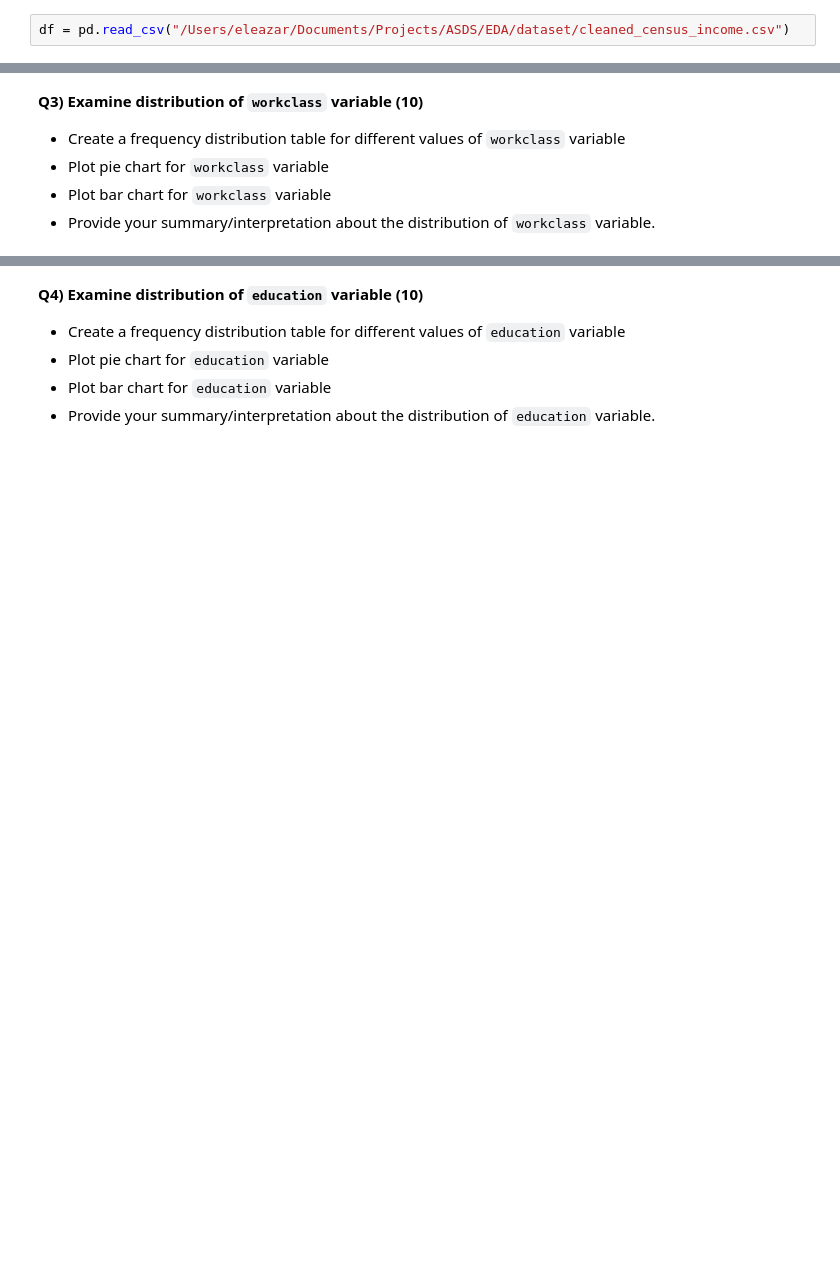
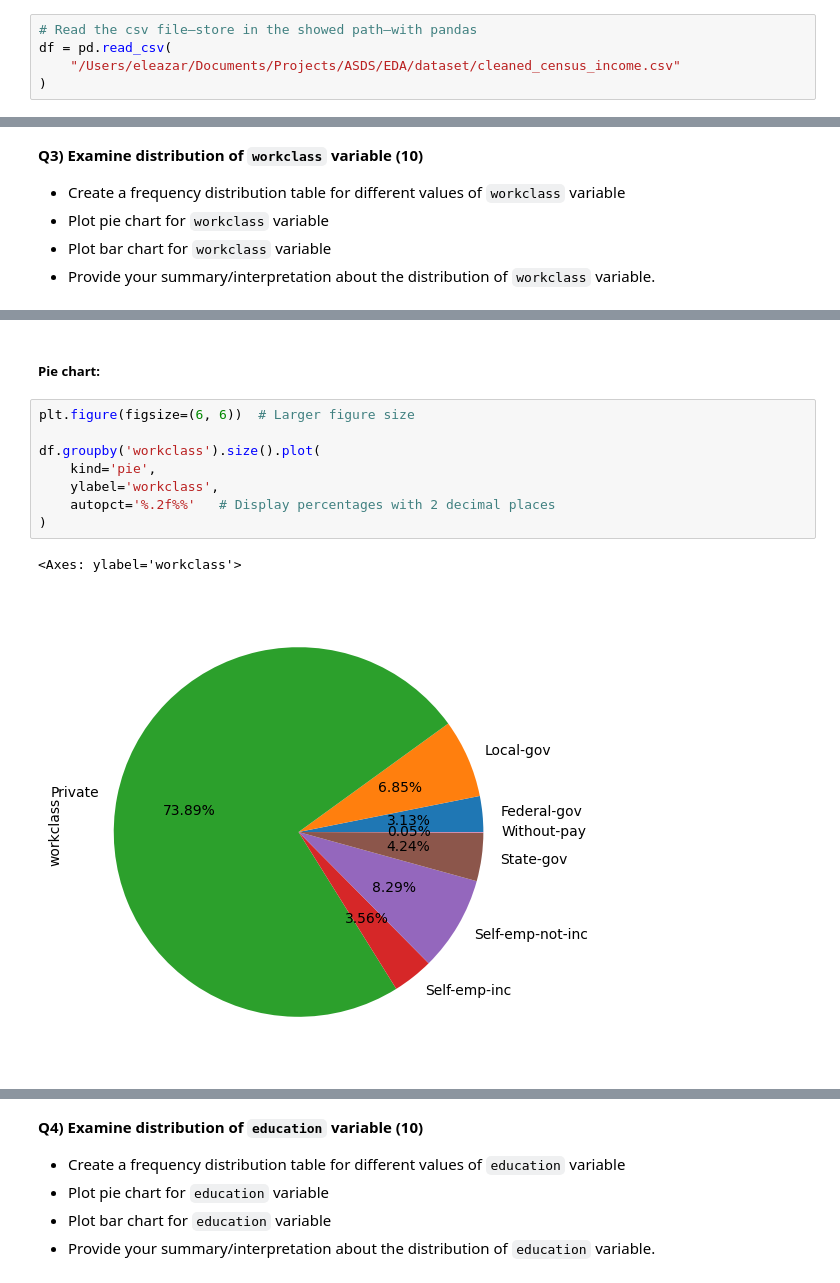
Before and after one commit to DiazHumberto/ASDS_A1, a Jupyter notebook: notebooks/ASDS_A1.ipynb, the cells around one changed output, grey strips where cells are left out. Drawn from its saved outputs; the diff is of its cells as text; blank space fills up the shorter version.

```diff
--- a/notebooks/ASDS_A1.ipynb
+++ b/notebooks/ASDS_A1.ipynb
@@ -11,3 +13,6 @@ import numpy as np
 # %%
-df = pd.read_csv("/Users/eleazar/Documents/Projects/ASDS/EDA/dataset/cleaned_census_income.csv")
+# Read the csv file—store in the showed path—with pandas
+df = pd.read_csv(
+    "/Users/eleazar/Documents/Projects/ASDS/EDA/dataset/cleaned_census_income.csv"
+)
 # %%
@@ -70,3 +85,16 @@ print(workclass_freq)
 4      Self-emp-inc       1074    3.560772
 5       Federal-gov        943    3.126451
 6       Without-pay         14    0.046416
+# %% [markdown]
+##### Pie chart:
+# %%
+plt.figure(figsize=(6, 6))  # Larger figure size
+
+df.groupby('workclass').size().plot(
+    kind='pie',
+    ylabel='workclass',
+    autopct='%.2f%%'   # Display percentages with 2 decimal places
+)
+# %% [output]
+<Axes: ylabel='workclass'>
+[figure, added]
```
Also changed, not shown: parts of 42 cells of this notebook.
